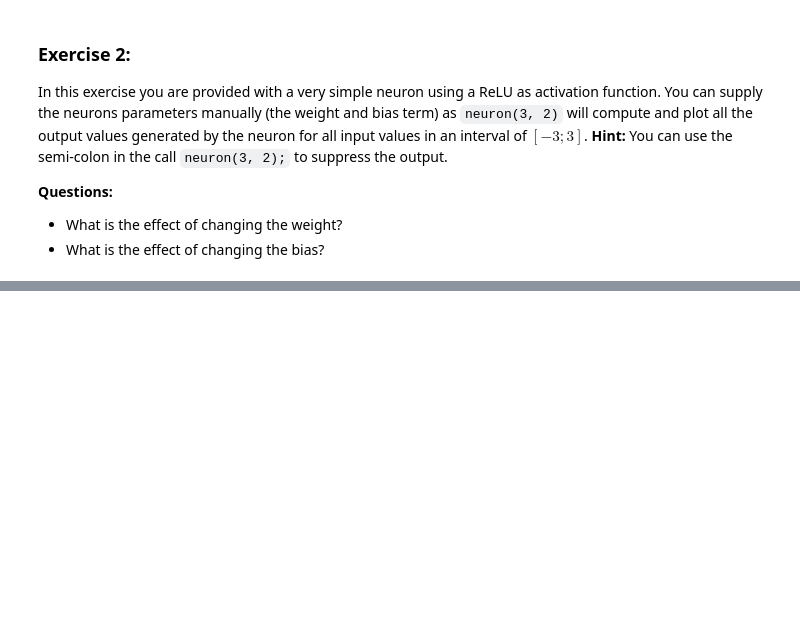
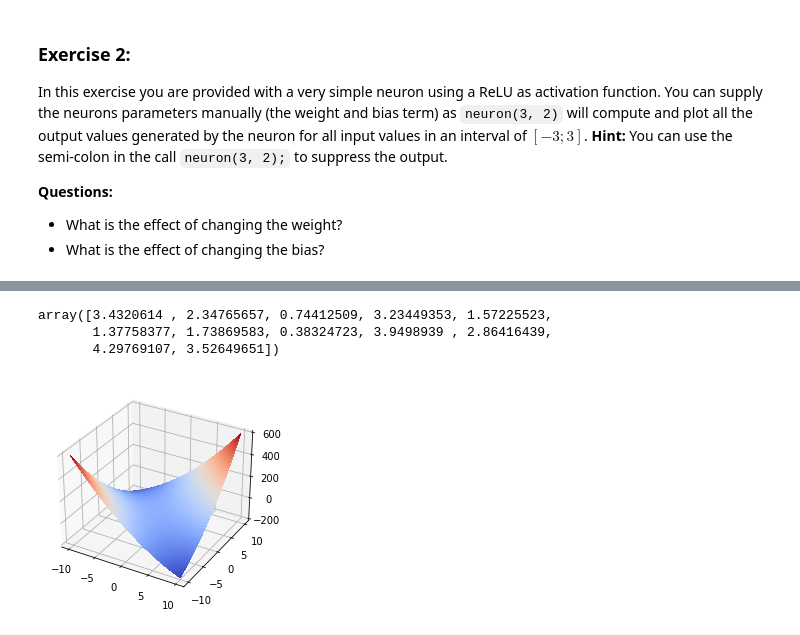
Before and after one commit to shegenbart/Jupyter-Exercises, a Jupyter notebook: Neural-Networks/Neural-Network-Exercises.ipynb, the cells around one changed output, grey strips where cells are left out. Saved outputs shown, nothing was run; the diff lists cells and outputs as text; code cells hidden in the pictures; blank space fills up the shorter version.

```diff
--- a/Neural-Networks/Neural-Network-Exercises.ipynb
+++ b/Neural-Networks/Neural-Network-Exercises.ipynb
@@ -193,0 +277,19 @@ combine_neurons([r1, r2], [1, -1], -5, target_poly_3)
+# %%
+np.random.uniform(0,5, 12)
+# %% [output]
+array([3.4320614 , 2.34765657, 0.74412509, 3.23449353, 1.57225523,
+       1.37758377, 1.73869583, 0.38324723, 3.9498939 , 2.86416439,
+       4.29769107, 3.52649651])
+# %%
+from matplotlib import cm
+
+x = y = np.linspace(-10,10)
+xx,yy = np.meshgrid(x,y)
+
+z = yy**2 + xx**2 + 4*xx*yy
+
+fig, ax = plt.subplots(subplot_kw={"projection": "3d"})
+surf = ax.plot_surface(xx, yy, z, cmap=cm.coolwarm,
+                       linewidth=0, antialiased=False)
+# %% [output]
+[figure, added]
```
Also changed, not shown: parts of 16 cells of this notebook.
